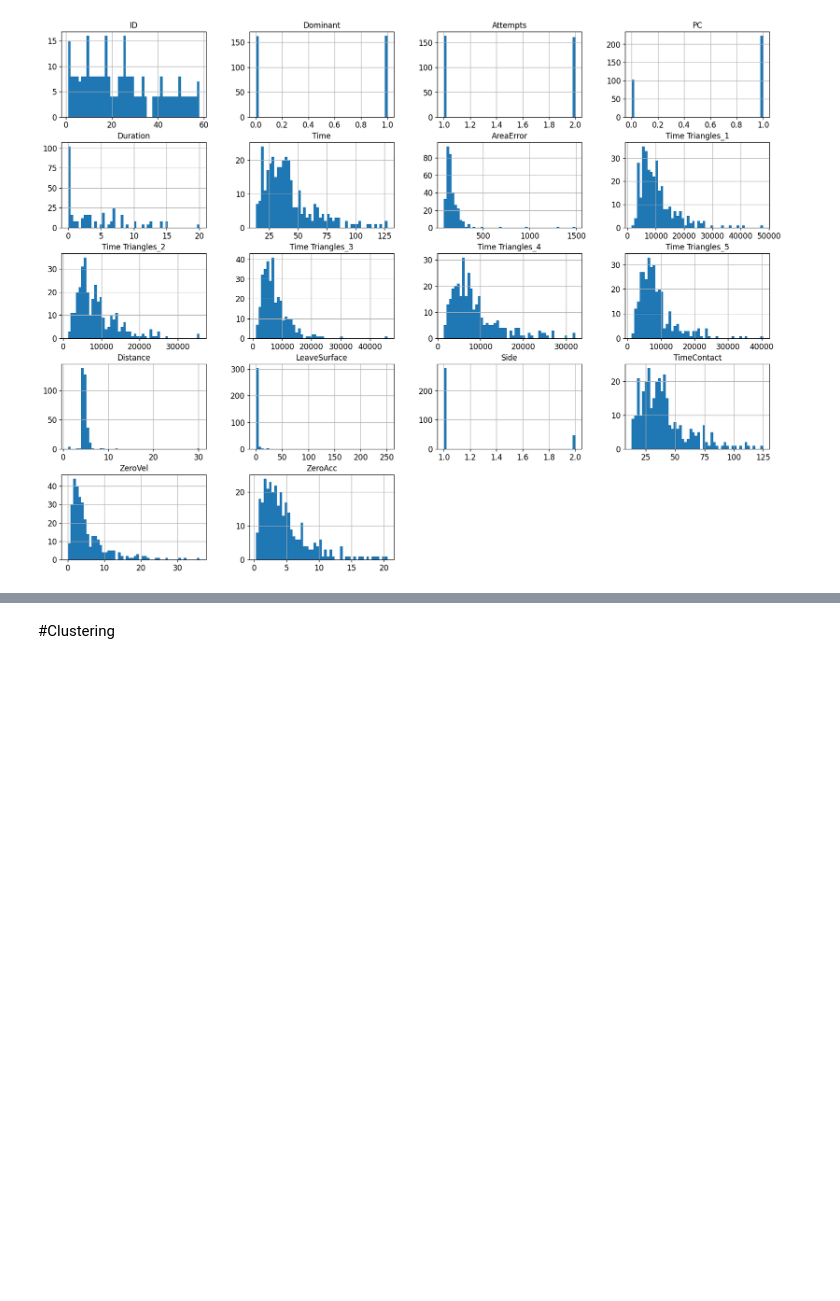
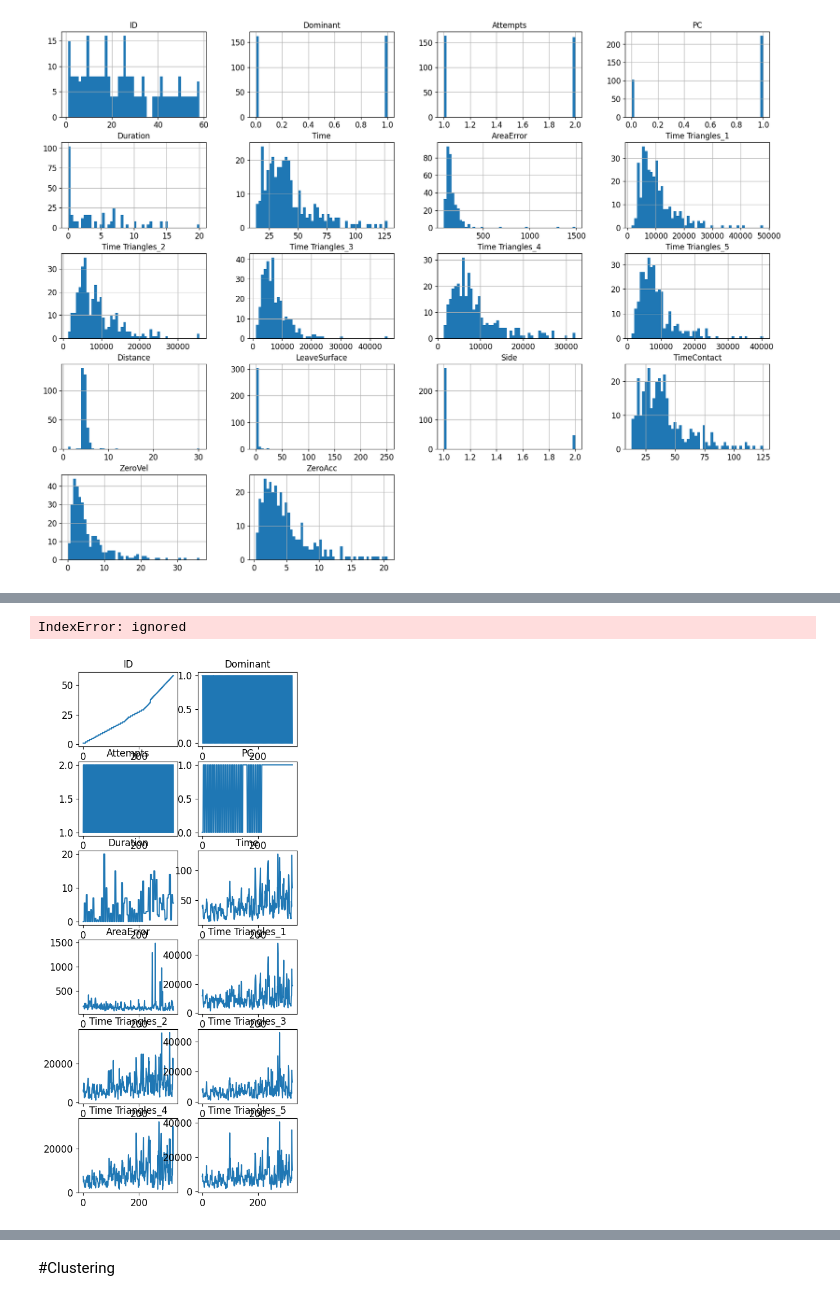
Before and after one commit to farhaanqazi/F21MP, a Jupyter notebook: Masters_Project_F21MP.ipynb, the cells around one changed output, grey strips where cells are left out. Cells and saved outputs as stored; diff of their text form; code cells hidden in the pictures; blank space fills up the shorter version.

```diff
--- a/Masters_Project_F21MP.ipynb
+++ b/Masters_Project_F21MP.ipynb
@@ -100,0 +124,28 @@ memory usage: 45.8 KB
+# %%
+# Plotting all columns as line plots
+#PDdata.plot(kind='line', subplots=True, layout=(4, 3), figsize=(12, 10))
+
+# Plotting all columns as line plots
+n_columns = len(PDdata.columns)
+n_rows = (n_columns + 2) // 3  # Calculates the number of rows needed
+
+# Create subplots layout
+fig, axes = plt.subplots( (n_rows), 2, figsize=(5, n_rows*2))
+
+# Flatten axes if needed
+axes = axes.flatten()
+
+# Iterate over each column and plot
+for i, column in enumerate(PDdata.columns):
+    PDdata[column].plot(ax=axes[i])
+    axes[i].set_title(column)
+
+
+# Adjusting the layout and spacing
+plt.tight_layout()
+
+# Display the plots
+plt.show()
+# %% [output]
+IndexError: ignored
+[figure, added]
```
Also changed, not shown: parts of 109 cells of this notebook.
